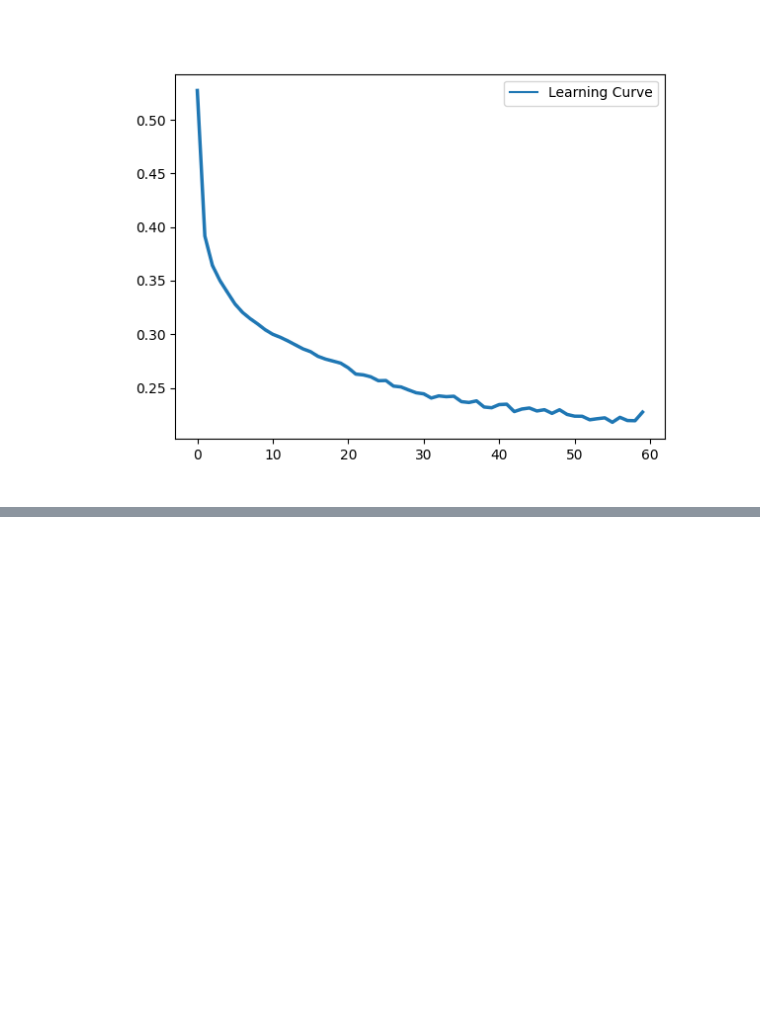
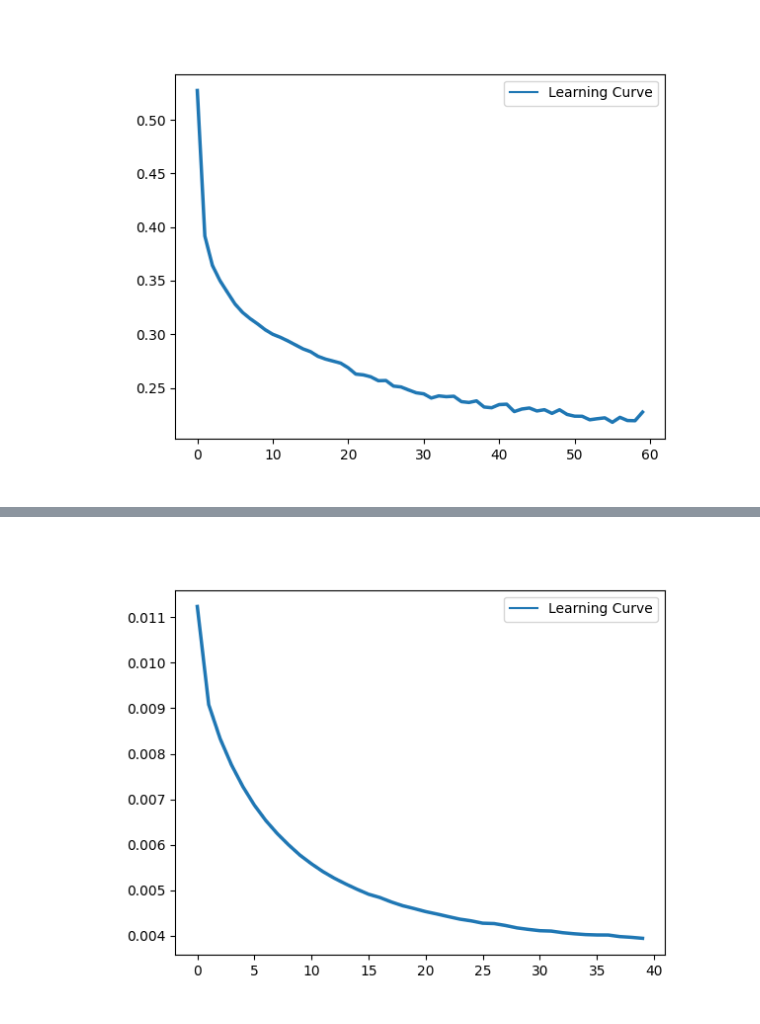
Before and after one commit to aupoderni/DIA, a Jupyter notebook: Slider_structure.ipynb, the cells around one changed output, grey strips where cells are left out. Drawn from its saved outputs; the diff is of its cells as text; code cells hidden in the pictures; blank space fills up the shorter version.

```diff
--- a/Slider_structure.ipynb
+++ b/Slider_structure.ipynb
@@ -88,0 +115,5 @@ display(learning_curve)
+# %%
+learning_curve = Image.open(r"c:\\Users\poder\lab\Slider_DIA\results\40_ep_5_ww_20_kn_0.001_lr.png")
+display(learning_curve)
+# %% [output]
+[figure, added]
```
Also changed, not shown: parts of 5 cells of this notebook.
